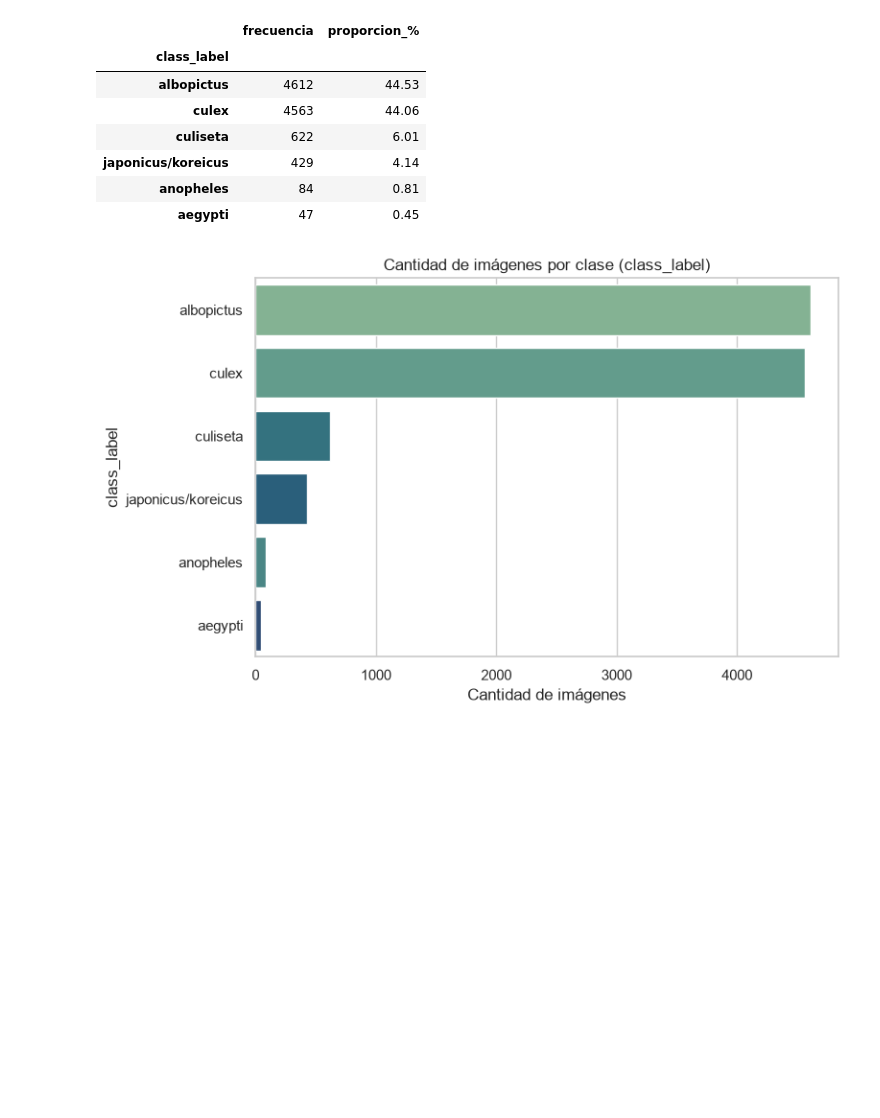
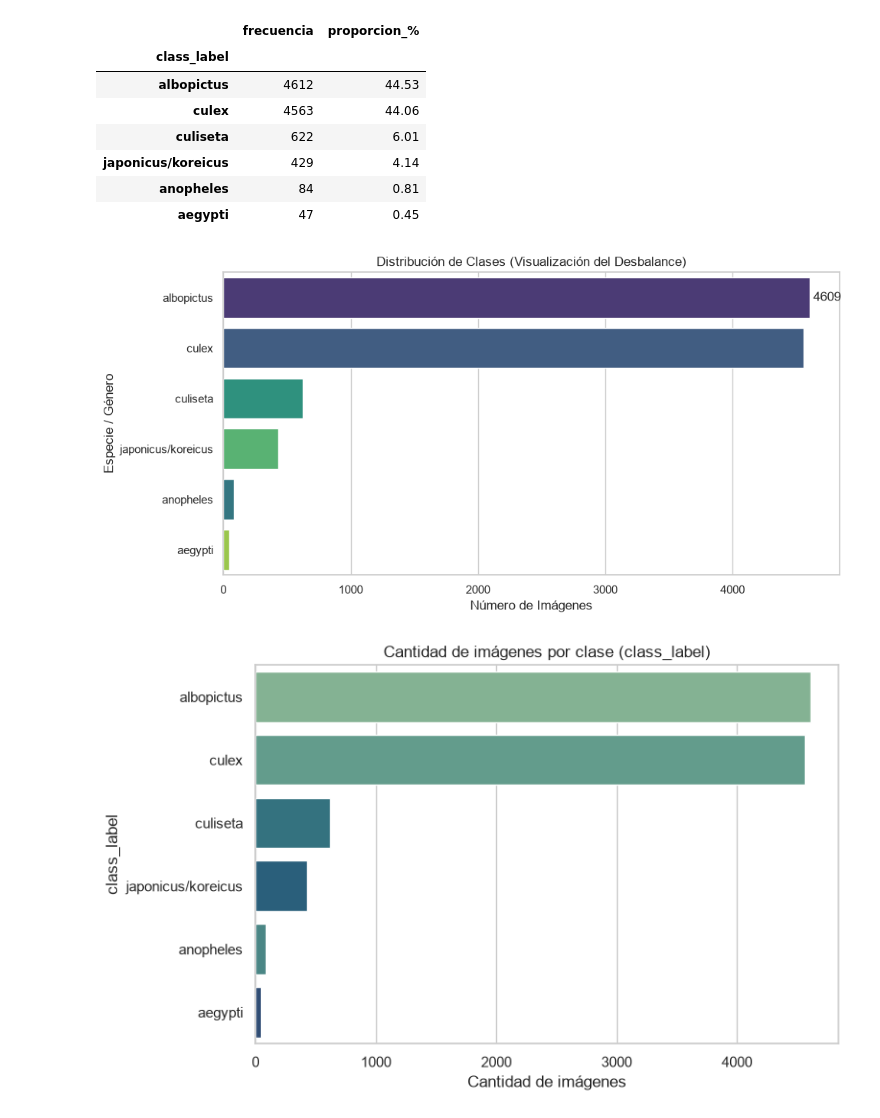
Before and after one commit to C3AC/Proyecto-2, a Jupyter notebook: notebooks/01_EDA_mosquito_species.ipynb, the cells around one changed output. Cells and saved outputs as stored; diff of their text form; code cells hidden in the pictures; blank space fills up the shorter version.

```diff
--- a/notebooks/01_EDA_mosquito_species.ipynb
+++ b/notebooks/01_EDA_mosquito_species.ipynb
@@ -304,10 +304,11 @@ Filas con bounding box inconsistente: 3
 | 10156 | train_10156.jpeg | 1024 | 2272 | 1070 | 512 | 1312 | 845 | albopictus | 242 | 333 | ... |
 | 10160 | train_10160.jpeg | 1816 | 4032 | 1755 | 522 | 2345 | 964 | culex | 590 | 442 | ... |
 # %%
-# TODO (Responsable: [Nombre 2]): si `invalid_bbox` no está vacío al usar el dataset real,
-# decidir y documentar aquí qué se hace (¿se corrige, se descarta, se marca?) y por qué.
+# Eliminar las filas con bounding boxes inconsistentes
+train_df = train_df.drop(invalid_bbox.index).reset_index(drop=True)
+print(f"Filas después de la limpieza: {len(train_df)}")
 
-# TODO: verificar que los archivos de imagen listados en train_df realmente existan en IMAGES_DIR
+
 if USE_REAL_DATA:
     existing = train_df["img_fName"].apply(lambda f: os.path.exists(os.path.join(IMAGES_DIR, f)))
     print(f"Imágenes referenciadas que faltan en disco: {(~existing).sum()} de {len(train_df)}")
@@ -437,6 +437,18 @@ freq_table
 | japonicus/koreicus | 429 | 4.14 |
 | anopheles | 84 | 0.81 |
 | aegypti | 47 | 0.45 |
+# %%
+# Visualización del desbalance de clases
+plt.figure(figsize=(10, 5))
+ax = sns.countplot(data=train_df, y="class_label", order=train_df['class_label'].value_counts().index, palette="viridis", hue="class_label", dodge=False)
+plt.title("Distribución de Clases (Visualización del Desbalance)")
+plt.xlabel("Número de Imágenes")
+plt.ylabel("Especie / Género")
+ax.bar_label(ax.containers[0], padding=3)
+plt.tight_layout()
+plt.show()
+# %% [output]
+[figure, added]
 # %%
 plt.figure(figsize=(8, 5))
 order = train_df["class_label"].value_counts().index
```
Also changed, not shown: parts of 8 cells of this notebook, 1 other file.
